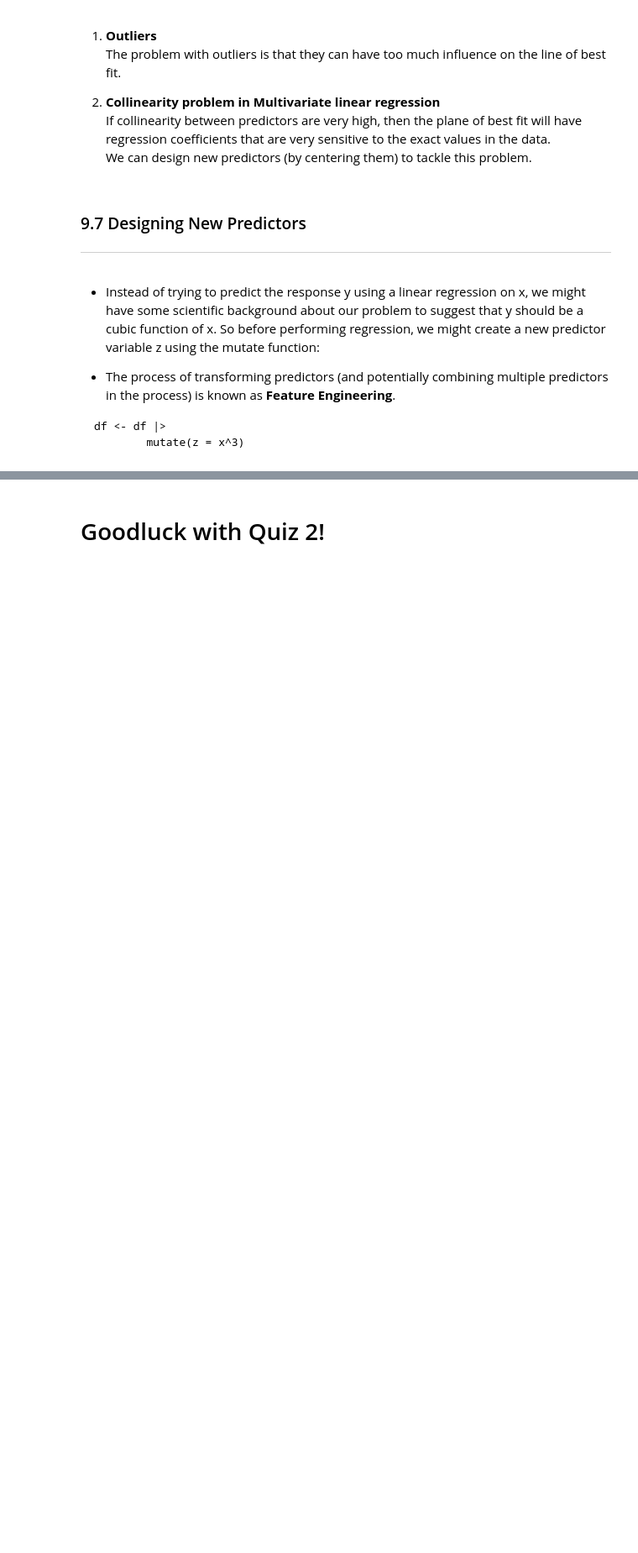
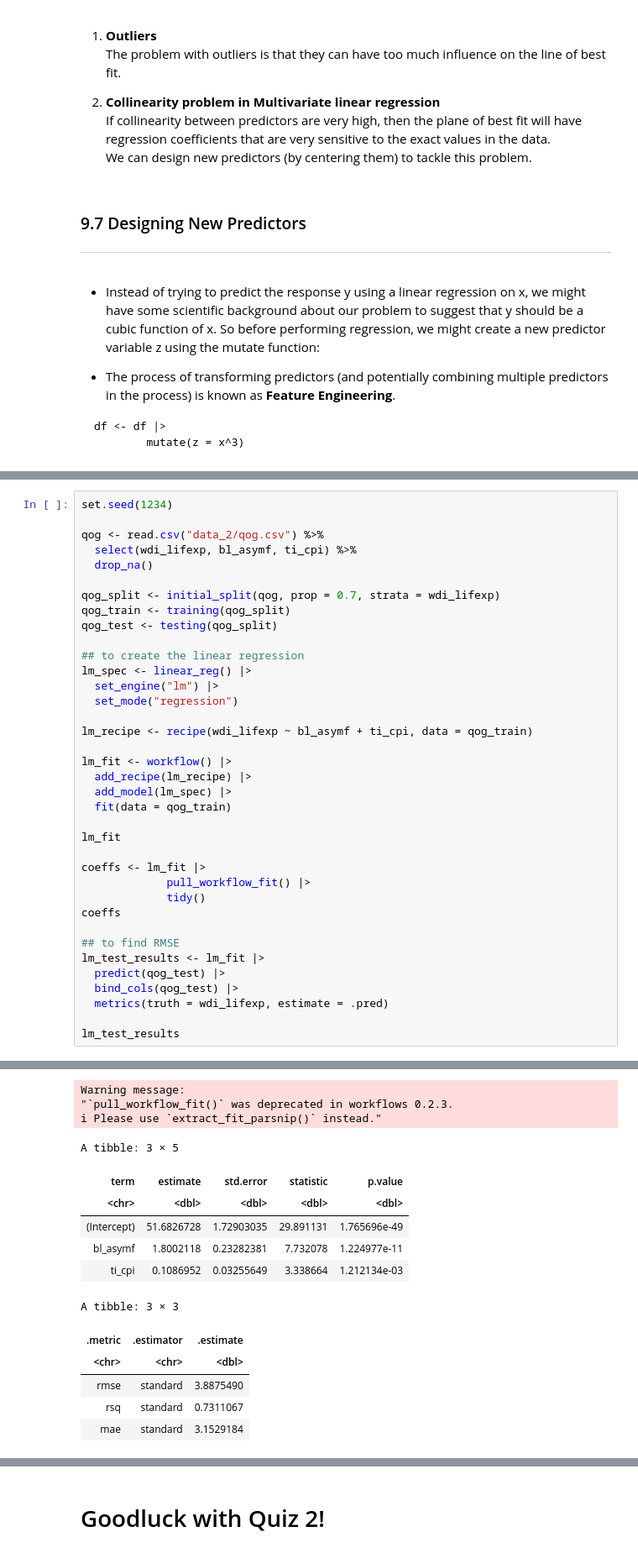
Before and after one commit to omertahi/DSCI100_Review_Session, a Jupyter notebook: Review Session 2.ipynb, the cells around one changed output, grey strips where cells are left out. Shown at 84% size. Saved outputs shown, nothing was run; the diff lists cells and outputs as text; blank space fills up the shorter version.

```diff
--- a/Review Session 2.ipynb
+++ b/Review Session 2.ipynb
@@ -1275,0 +1292,38 @@ ___
+# %%
+set.seed(1234)
+
+qog <- read.csv("data_2/qog.csv") %>%
+  select(wdi_lifexp, bl_asymf, ti_cpi) %>%
+  drop_na()
+
+qog_split <- initial_split(qog, prop = 0.7, strata = wdi_lifexp)
+qog_train <- training(qog_split)
+qog_test <- testing(qog_split)
+
+## to create the linear regression
+lm_spec <- linear_reg() |>
+  set_engine("lm") |>
+  set_mode("regression")
+
+lm_recipe <- recipe(wdi_lifexp ~ bl_asymf + ti_cpi, data = qog_train)
+
+lm_fit <- workflow() |>
+  add_recipe(lm_recipe) |>
+  add_model(lm_spec) |>
+  fit(data = qog_train)
+
+lm_fit
+
+coeffs <- lm_fit |>
+             pull_workflow_fit() |>
+             tidy()
+coeffs
+
+## to find RMSE
+lm_test_results <- lm_fit |>
+  predict(qog_test) |>
+  bind_cols(qog_test) |>
+  metrics(truth = wdi_lifexp, estimate = .pred)
+
+lm_test_results
+# %% [output]
@@ -1275,0 +1345,15 @@ ___
+Warning message:
+"`pull_workflow_fit()` was deprecated in workflows 0.2.3.
+i Please use `extract_fit_parsnip()` instead."
+A tibble: 3 × 5
+| term | estimate | std.error | statistic | p.value |
+| <chr> | <dbl> | <dbl> | <dbl> | <dbl> |
+| (Intercept) | 51.6826728 | 1.72903035 | 29.891131 | 1.765696e-49 |
+| bl_asymf | 1.8002118 | 0.23282381 | 7.732078 | 1.224977e-11 |
+| ti_cpi | 0.1086952 | 0.03255649 | 3.338664 | 1.212134e-03 |
+A tibble: 3 × 3
+| .metric | .estimator | .estimate |
+| <chr> | <chr> | <dbl> |
+| rmse | standard | 3.8875490 |
+| rsq | standard | 0.7311067 |
+| mae | standard | 3.1529184 |
```
Also changed, not shown: parts of 7 cells of this notebook, 1 other file.
